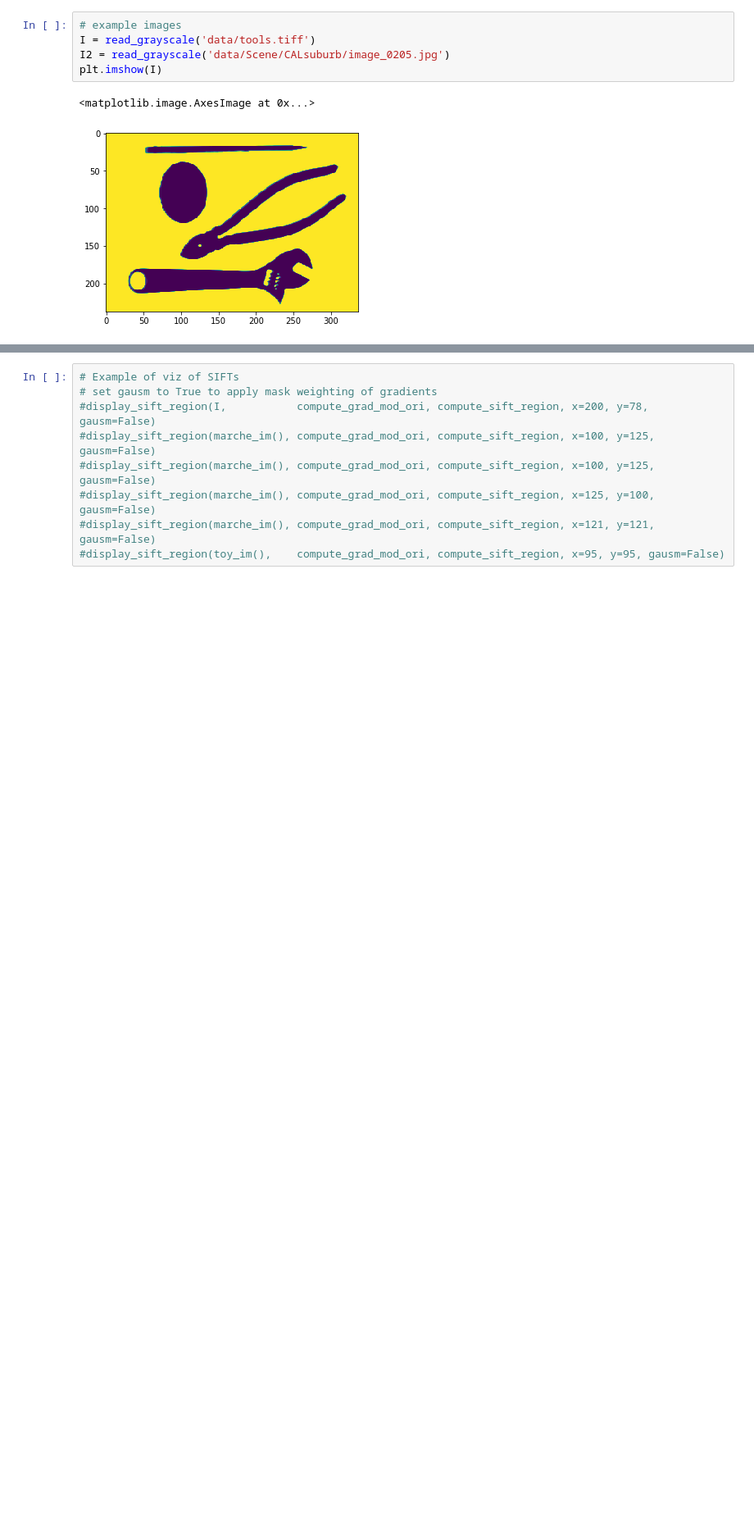
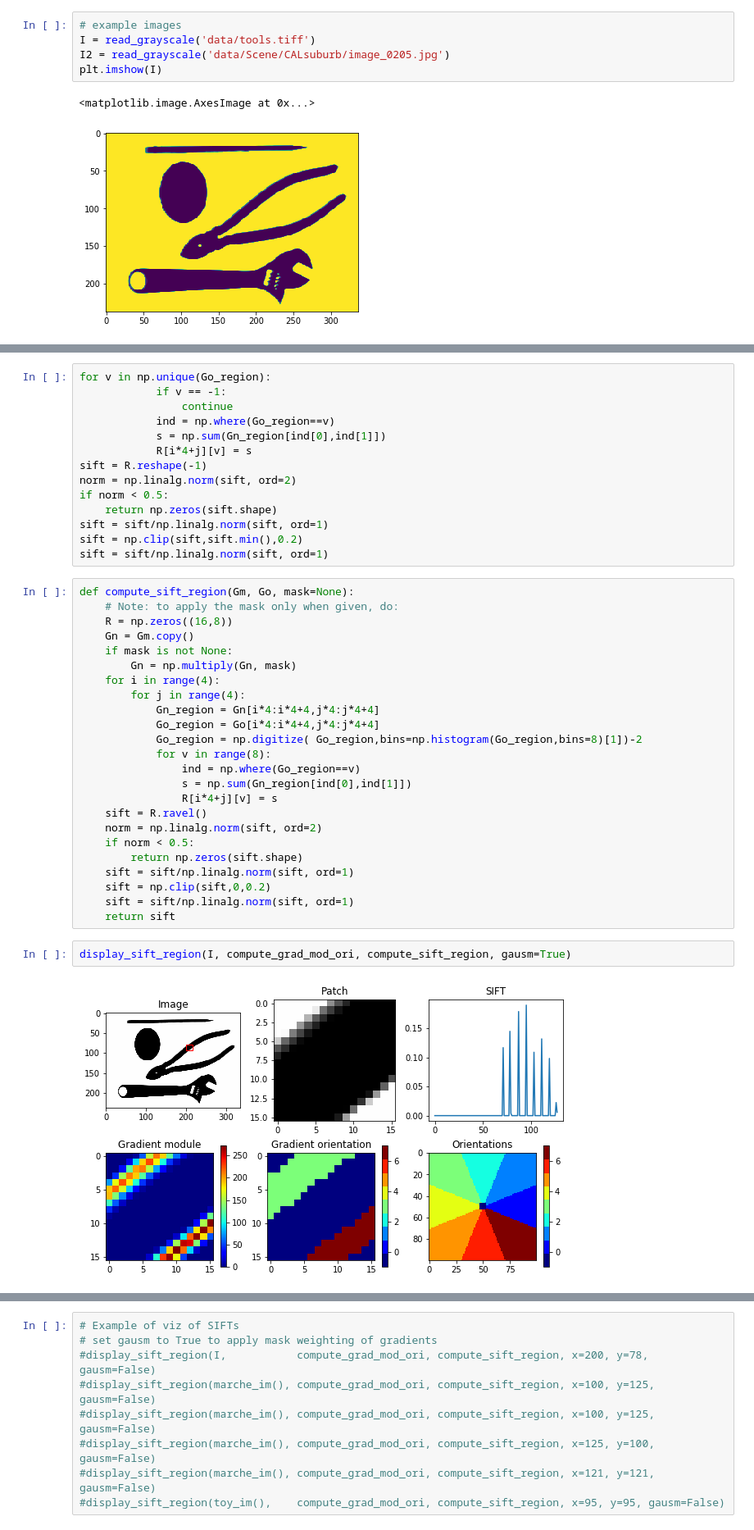
Before and after one commit to IssamBenamara/SIFT_BOW, a Jupyter notebook: TP1-2.ipynb, the cells around one changed output, grey strips where cells are left out. Shown at 82% size. Drawn from its saved outputs; the diff is of its cells as text; blank space fills up the shorter version.

```diff
--- a/TP1-2.ipynb
+++ b/TP1-2.ipynb
@@ -92,0 +113,42 @@ def compute_sift_region(Gm, Go, mask=None):
+# %%
+for v in np.unique(Go_region):
+            if v == -1:
+                continue
+            ind = np.where(Go_region==v)
+            s = np.sum(Gn_region[ind[0],ind[1]])
+            R[i*4+j][v] = s
+sift = R.reshape(-1)
+norm = np.linalg.norm(sift, ord=2)
+if norm < 0.5:
+    return np.zeros(sift.shape)
+sift = sift/np.linalg.norm(sift, ord=1)
+sift = np.clip(sift,sift.min(),0.2)
+sift = sift/np.linalg.norm(sift, ord=1)
+# %%
+def compute_sift_region(Gm, Go, mask=None):
+    # Note: to apply the mask only when given, do:
+    R = np.zeros((16,8))
+    Gn = Gm.copy()
+    if mask is not None:
+        Gn = np.multiply(Gn, mask)
+    for i in range(4):
+        for j in range(4):
+            Gn_region = Gn[i*4:i*4+4,j*4:j*4+4]
+            Go_region = Go[i*4:i*4+4,j*4:j*4+4]
+            Go_region = np.digitize( Go_region,bins=np.histogram(Go_region,bins=8)[1])-2
+            for v in range(8):
+                ind = np.where(Go_region==v)
+                s = np.sum(Gn_region[ind[0],ind[1]])
+                R[i*4+j][v] = s
+    sift = R.ravel()
+    norm = np.linalg.norm(sift, ord=2)
+    if norm < 0.5:
+        return np.zeros(sift.shape)
+    sift = sift/np.linalg.norm(sift, ord=1)
+    sift = np.clip(sift,0,0.2)
+    sift = sift/np.linalg.norm(sift, ord=1)
+    return sift
+# %%
+display_sift_region(I, compute_grad_mod_ori, compute_sift_region, gausm=True)
+# %% [output]
+[figure, added]
```
Also changed, not shown: parts of 17 cells of this notebook.
